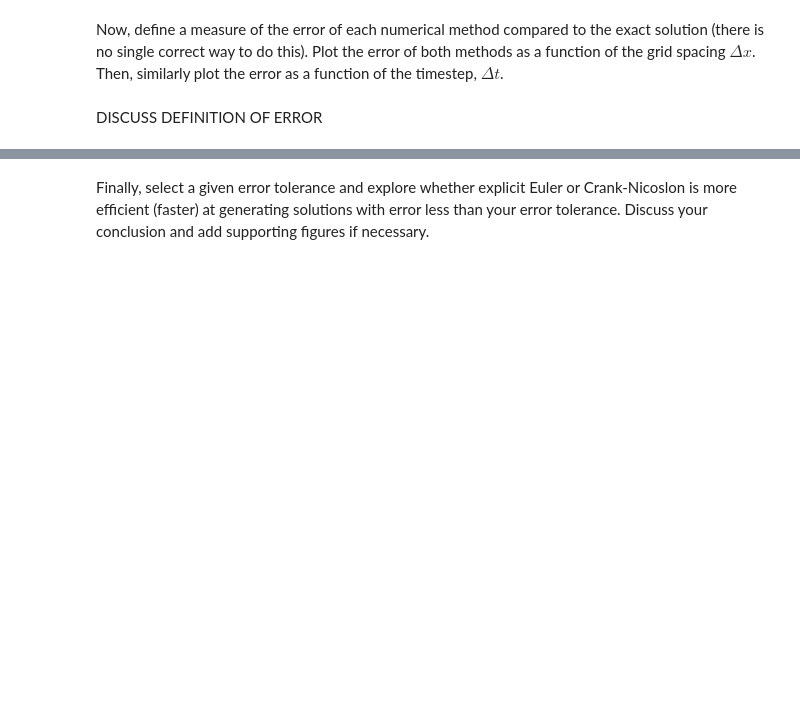
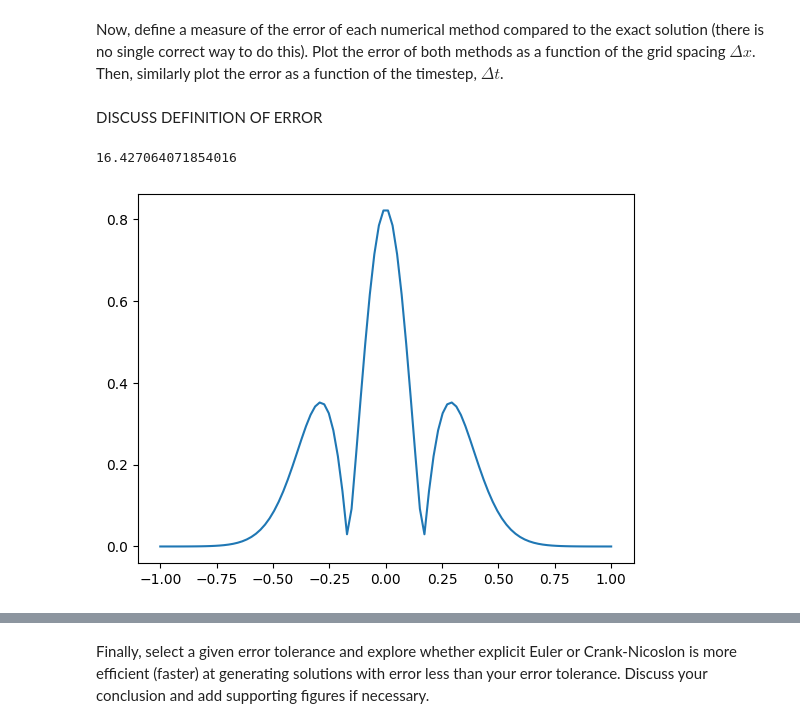
Before and after one commit to Feesh5/QCES, a Jupyter notebook: Project1_numerical_methods.ipynb, the cells around one changed output, grey strips where cells are left out. Saved outputs shown, nothing was run; the diff lists cells and outputs as text; code cells hidden in the pictures; blank space fills up the shorter version.

```diff
--- a/Project1_numerical_methods.ipynb
+++ b/Project1_numerical_methods.ipynb
@@ -182,0 +213,14 @@ DISCUSS DEFINITION OF ERROR
+# %%
+mismatch_EE = diff_exact(x, kappa, t_end) - c_EE[:, -1]
+#plt.plot(x,mismatch_EE)
+abs_diff_EE = np.zeros(len(x))
+for j in range(len(x)):
+    abs_diff_EE[j] = np.abs(mismatch_EE[j])
+
+plt.plot(x,abs_diff_EE[:])
+
+a=np.sum(abs_diff_EE)
+print(a)
+# %% [output]
+16.427064071854016
+[figure, added]
```
Also changed, not shown: parts of 14 cells of this notebook.
